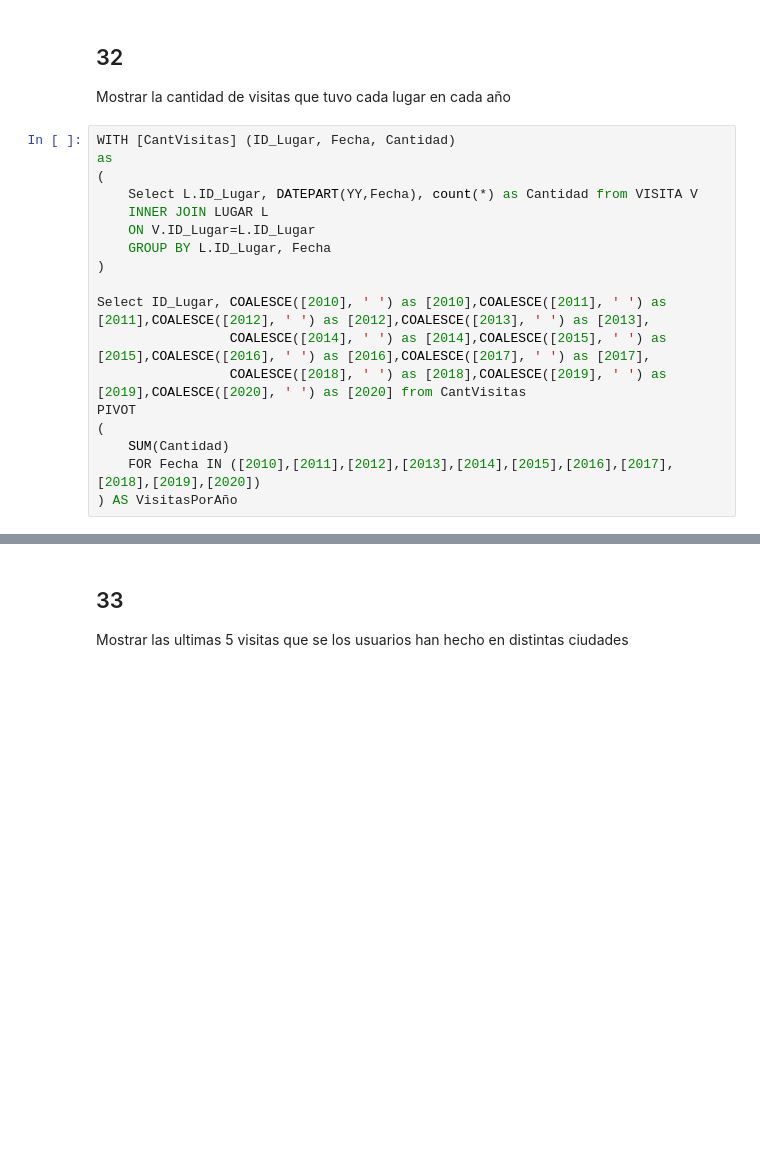
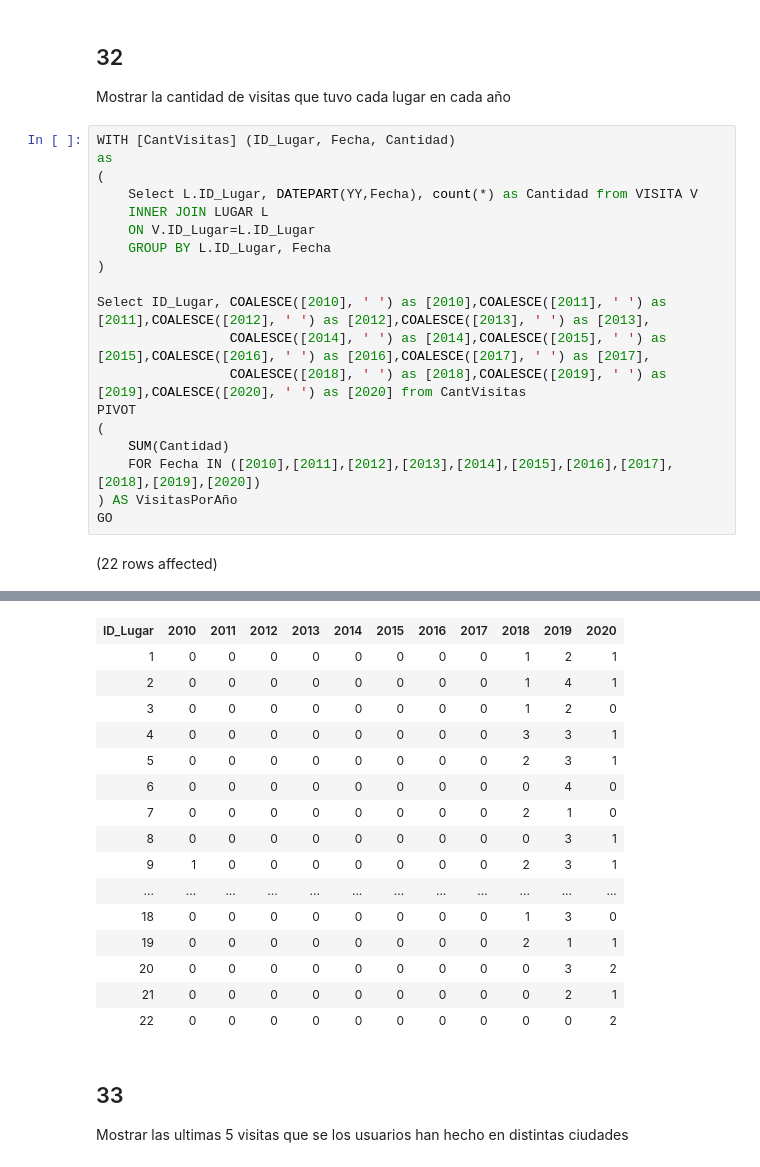
Before and after one commit to DanielCamposs98/BDCuatroCuadras, a Jupyter notebook: 9. CuatroCuadras (Consultas).ipynb, the cells around one changed output, grey strips where cells are left out. Cells and saved outputs as stored; diff of their text form; blank space fills up the shorter version.

```diff
--- a/9. CuatroCuadras (Consultas).ipynb
+++ b/9. CuatroCuadras (Consultas).ipynb
@@ -328,3 +657,6 @@ PIVOT
     SUM(Cantidad)
     FOR Fecha IN ([2010],[2011],[2012],[2013],[2014],[2015],[2016],[2017],[2018],[2019],[2020])
 ) AS VisitasPorAño
+GO
+# %% [output]
+(22 rows affected)
@@ -331,3 +664,19 @@ PIVOT
+| ID_Lugar | 2010 | 2011 | 2012 | 2013 | 2014 | 2015 | 2016 | 2017 | 2018 | 2019 | 2020 |
+| 1 | 0 | 0 | 0 | 0 | 0 | 0 | 0 | 0 | 1 | 2 | 1 |
+| 2 | 0 | 0 | 0 | 0 | 0 | 0 | 0 | 0 | 1 | 4 | 1 |
+| 3 | 0 | 0 | 0 | 0 | 0 | 0 | 0 | 0 | 1 | 2 | 0 |
+| 4 | 0 | 0 | 0 | 0 | 0 | 0 | 0 | 0 | 3 | 3 | 1 |
+| 5 | 0 | 0 | 0 | 0 | 0 | 0 | 0 | 0 | 2 | 3 | 1 |
+| 6 | 0 | 0 | 0 | 0 | 0 | 0 | 0 | 0 | 0 | 4 | 0 |
+| 7 | 0 | 0 | 0 | 0 | 0 | 0 | 0 | 0 | 2 | 1 | 0 |
+| 8 | 0 | 0 | 0 | 0 | 0 | 0 | 0 | 0 | 0 | 3 | 1 |
+| 9 | 1 | 0 | 0 | 0 | 0 | 0 | 0 | 0 | 2 | 3 | 1 |
+| ... | ... | ... | ... | ... | ... | ... | ... | ... | ... | ... | ... |
+| 18 | 0 | 0 | 0 | 0 | 0 | 0 | 0 | 0 | 1 | 3 | 0 |
+| 19 | 0 | 0 | 0 | 0 | 0 | 0 | 0 | 0 | 2 | 1 | 1 |
+| 20 | 0 | 0 | 0 | 0 | 0 | 0 | 0 | 0 | 0 | 3 | 2 |
+| 21 | 0 | 0 | 0 | 0 | 0 | 0 | 0 | 0 | 0 | 2 | 1 |
+| 22 | 0 | 0 | 0 | 0 | 0 | 0 | 0 | 0 | 0 | 0 | 2 |
 # %% [markdown]
 ## 33
 Mostrar las ultimas 5 visitas que se los usuarios han hecho en distintas ciudades
```
Also changed, not shown: parts of 51 cells of this notebook.
